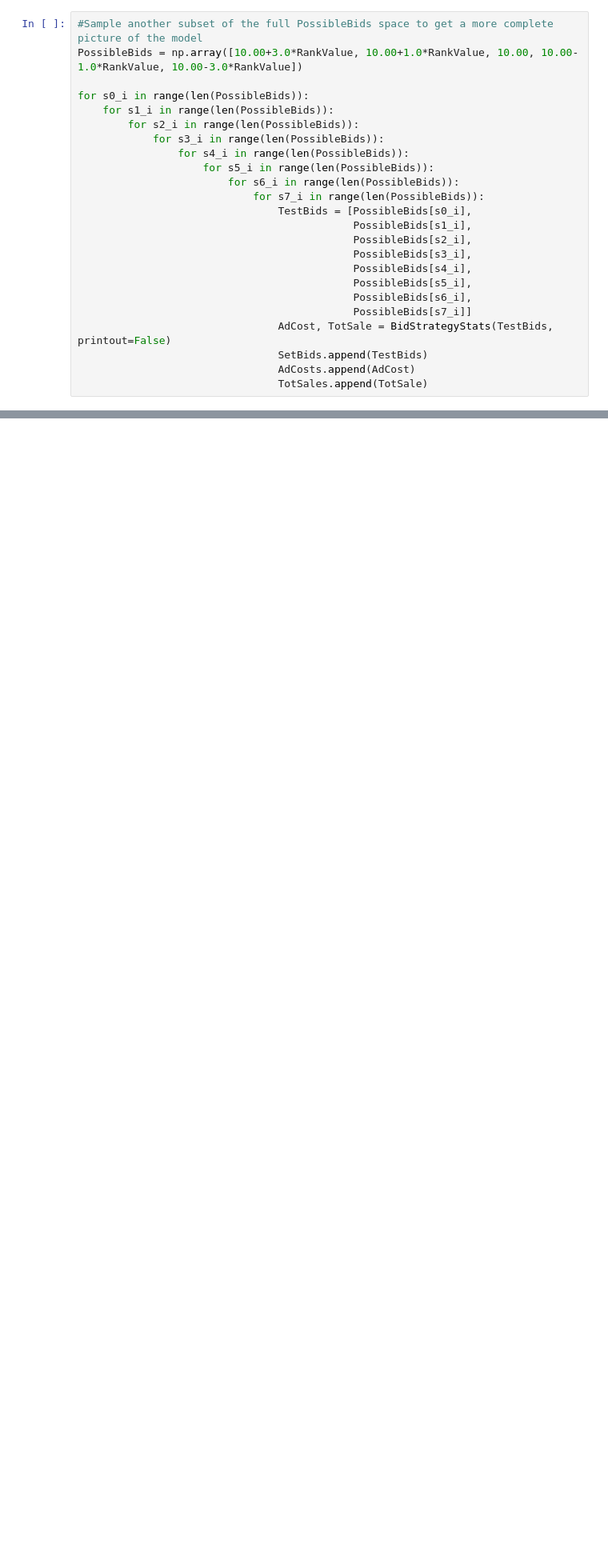
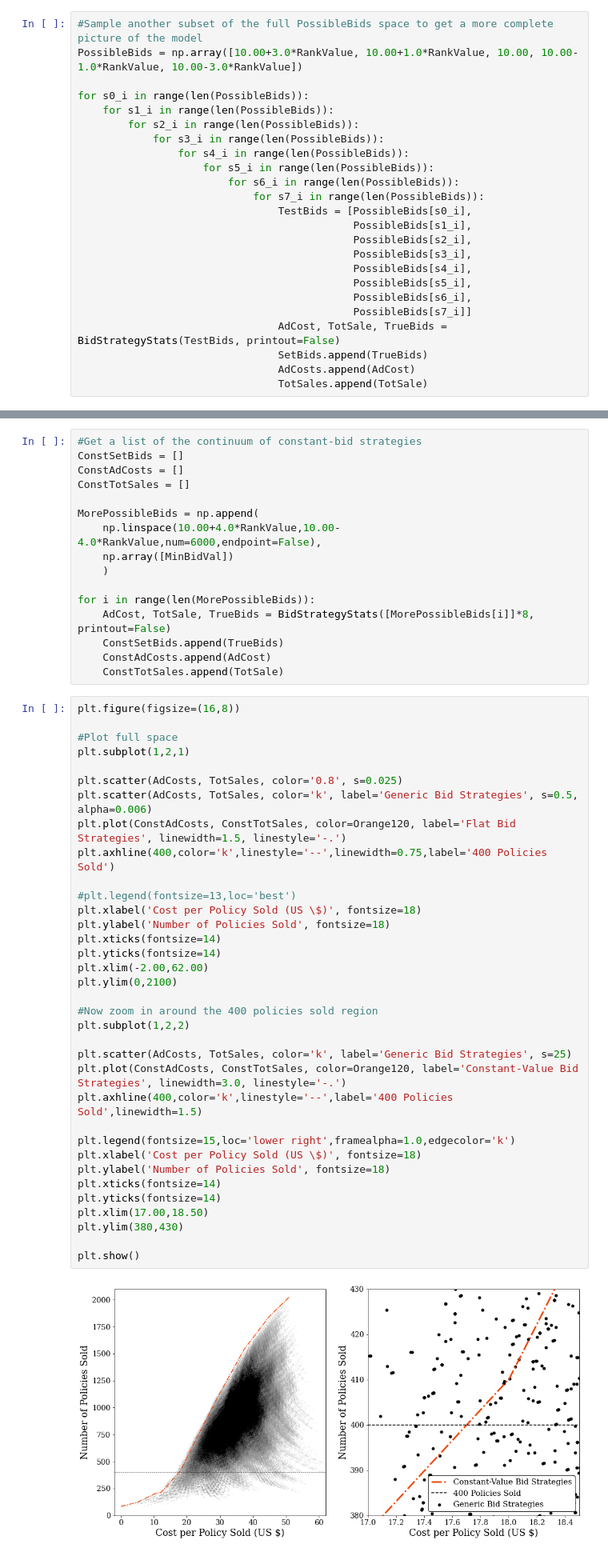
Before and after one commit to rdp135/Root_Insurance, a Jupyter notebook: SimplePricingModel.ipynb, the cells around one changed output, grey strips where cells are left out. Shown: that part at 80% size. Cells and saved outputs as stored; diff of their text form; blank space fills up the shorter version.

```diff
--- a/SimplePricingModel.ipynb
+++ b/SimplePricingModel.ipynb
@@ -767,7 +831,7 @@ for s0_i in range(len(PossibleBids)):
                                             PossibleBids[s5_i],
                                             PossibleBids[s6_i],
                                             PossibleBids[s7_i]]
-                                AdCost, TotSale = BidStrategyStats(TestBids, printout=False)
-                                SetBids.append(TestBids)
+                                AdCost, TotSale, TrueBids = BidStrategyStats(TestBids, printout=False)
+                                SetBids.append(TrueBids)
                                 AdCosts.append(AdCost)
                                 TotSales.append(TotSale)
@@ -817,3 +838,56 @@ plt.show()
+# %%
+#Get a list of the continuum of constant-bid strategies
+ConstSetBids = []
+ConstAdCosts = []
+ConstTotSales = []
+
+MorePossibleBids = np.append(
+    np.linspace(10.00+4.0*RankValue,10.00-4.0*RankValue,num=6000,endpoint=False),
+    np.array([MinBidVal])
+    )
+
+for i in range(len(MorePossibleBids)):
+    AdCost, TotSale, TrueBids = BidStrategyStats([MorePossibleBids[i]]*8, printout=False)
+    ConstSetBids.append(TrueBids)
+    ConstAdCosts.append(AdCost)
+    ConstTotSales.append(TotSale)
+# %%
+plt.figure(figsize=(16,8))
+
+#Plot full space
+plt.subplot(1,2,1)
+
+plt.scatter(AdCosts, TotSales, color='0.8', s=0.025)
+plt.scatter(AdCosts, TotSales, color='k', label='Generic Bid Strategies', s=0.5, alpha=0.006)
+plt.plot(ConstAdCosts, ConstTotSales, color=Orange120, label='Flat Bid Strategies', linewidth=1.5, linestyle='-.')
+plt.axhline(400,color='k',linestyle='--',linewidth=0.75,label='400 Policies Sold')
+
+#plt.legend(fontsize=13,loc='best')
+plt.xlabel('Cost per Policy Sold (US \$)', fontsize=18)
+plt.ylabel('Number of Policies Sold', fontsize=18)
+plt.xticks(fontsize=14)
+plt.yticks(fontsize=14)
+plt.xlim(-2.00,62.00)
+plt.ylim(0,2100)
+
+#Now zoom in around the 400 policies sold region
+plt.subplot(1,2,2)
+
+plt.scatter(AdCosts, TotSales, color='k', label='Generic Bid Strategies', s=25)
+plt.plot(ConstAdCosts, ConstTotSales, color=Orange120, label='Constant-Value Bid Strategies', linewidth=3.0, linestyle='-.')
+plt.axhline(400,color='k',linestyle='--',label='400 Policies Sold',linewidth=1.5)
+
+plt.legend(fontsize=15,loc='lower right',framealpha=1.0,edgecolor='k')
+plt.xlabel('Cost per Policy Sold (US \$)', fontsize=18)
+plt.ylabel('Number of Policies Sold', fontsize=18)
+plt.xticks(fontsize=14)
+plt.yticks(fontsize=14)
+plt.xlim(17.00,18.50)
+plt.ylim(380,430)
+
+plt.show()
+# %% [output]
+[figure, added]
 # %% [markdown]
 Here we have combined a few of the customer categories (like Unknown and No Insurance as well as 2 and 3 Vehicles) and ignored the seemingly negligible impact of Marital Status so that we could afford to look at the full parameter space of the simplified model. Although even in this smaller parameter space we still had to use sparse sampling of the possible bids to make the computation feasible.
 
```
Also changed, not shown: parts of 20 cells of this notebook.
